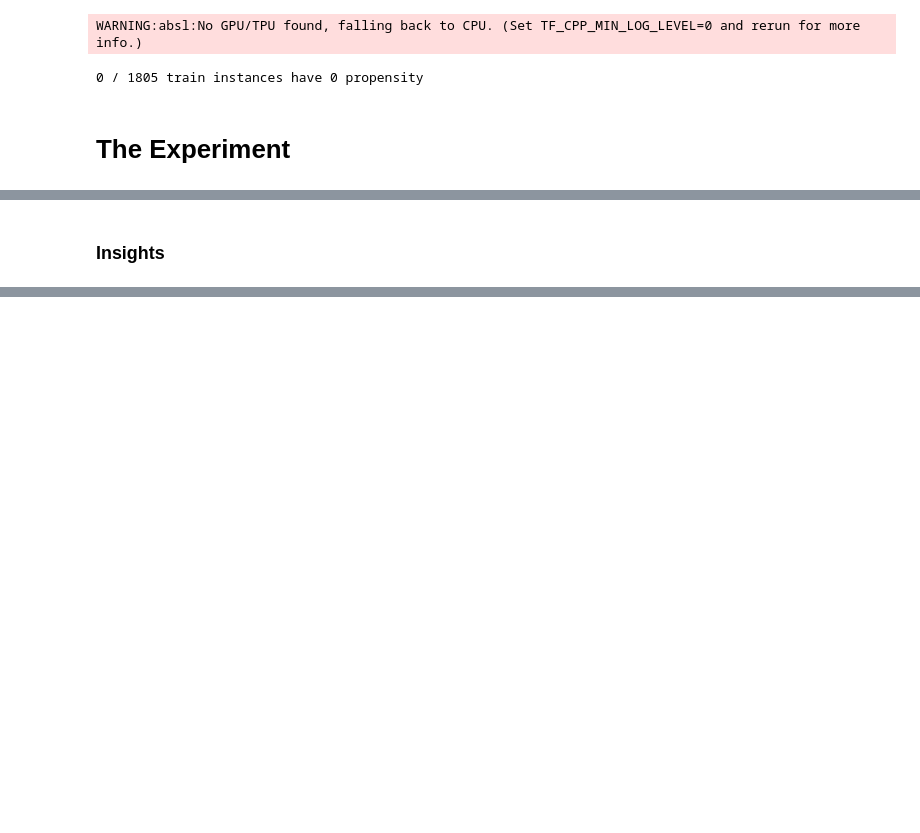
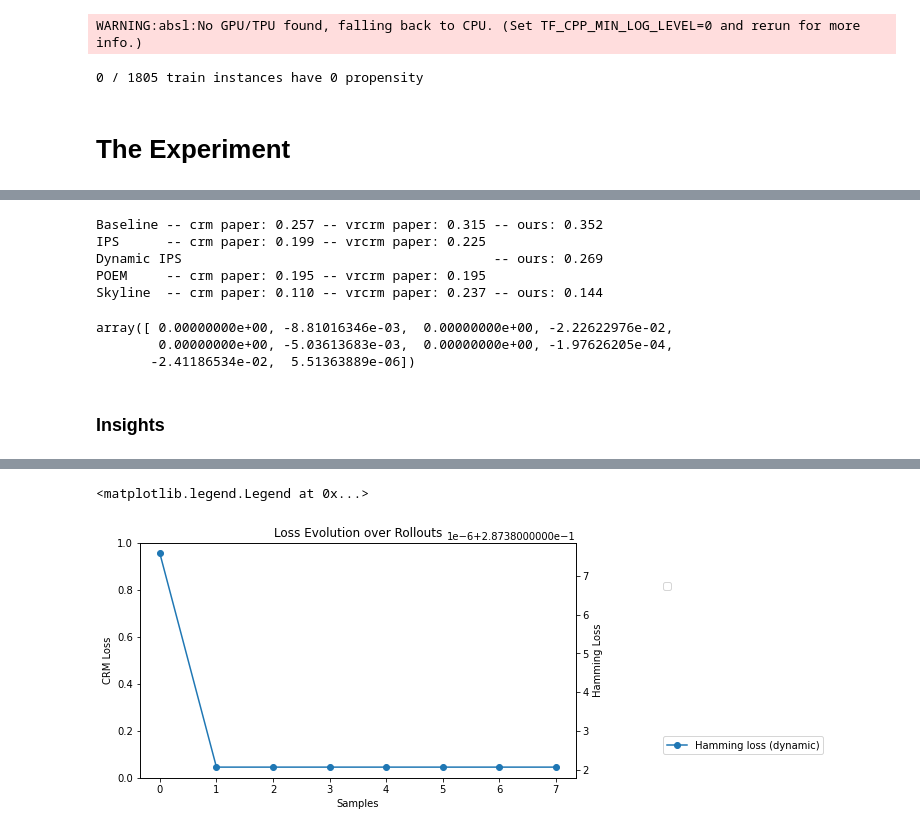
Before and after one commit to criteo-research/sequential-conterfactual-risk-minimization, a Jupyter notebook: eval_sequential_crm_multilabel-jax.ipynb, the cells around one changed output, grey strips where cells are left out. Drawn from its saved outputs; the diff is of its cells as text; code cells hidden in the pictures; blank space fills up the shorter version.

```diff
--- a/eval_sequential_crm_multilabel-jax.ipynb
+++ b/eval_sequential_crm_multilabel-jax.ipynb
@@ -82,11 +85,11 @@ for _ in range(10):
 
     dynamic_model = Model.null_model(X_test.shape[1], y_test.shape[1])
     dynamic_crm_dataset = CRMDataset()
-    dynamic_loss_history = LossHistory("Dynamic", ref_crm_dataset, X_test, y_test)
+    dynamic_loss_history = LossHistory("Dynamic", X_test, y_test)
     dynamic_sampling_probas = None
 
     myopic_model = Model.null_model(X_test.shape[1], y_test.shape[1])
-    myopic_loss_history = LossHistory("Myopic", ref_crm_dataset, X_test, y_test)
+    myopic_loss_history = LossHistory("Myopic", X_test, y_test)
     myopic_sampling_probas = None
 
     last_rollout_point = 0
@@ -148,6 +169,18 @@ for _ in range(10):
 # %%
-result_table(dataset_name, pi0, pistar, X_test, y_test, ips_loss=np.mean(ips_losses), poem_loss=np.mean(poem_losses),
+result_table(dataset_name, pi0, pistar, X_test, y_test,
              dynamic_ips_loss=np.mean(dynamic_ips_losses))
+# %% [output]
+Baseline -- crm paper: 0.257 -- vrcrm paper: 0.315 -- ours: 0.352
+IPS      -- crm paper: 0.199 -- vrcrm paper: 0.225
+Dynamic IPS                                        -- ours: 0.269
+POEM     -- crm paper: 0.195 -- vrcrm paper: 0.195
+Skyline  -- crm paper: 0.110 -- vrcrm paper: 0.237 -- ours: 0.144
+# %%
+np.array(myopic_ips_losses) - np.array(dynamic_ips_losses)
+# %% [output]
+array([ 0.00000000e+00, -8.81016346e-03,  0.00000000e+00, -2.22622976e-02,
+        0.00000000e+00, -5.03613683e-03,  0.00000000e+00, -1.97626205e-04,
+       -2.41186534e-02,  5.51363889e-06])
 # %% [markdown]
 ### Insights
 # %%
@@ -155,12 +188,13 @@ fig, ax = plt.subplots(constrained_layout=True, figsize=(10,4))
 plt.title('Loss Evolution over Rollouts')
 ax.set_xlabel('Samples')
 ax.set_ylabel('CRM Loss')
-ax.plot(myopic_loss_history.crm_loss, 'o--', label='CRM loss (myopic)')
-ax.plot(dynamic_loss_history.crm_loss, 'o--', label='CRM loss (dynamic)')
+# ax.plot(myopic_loss_history.crm_loss, 'o--', label='CRM loss (myopic)')
+# ax.plot(dynamic_loss_history.crm_loss, 'o--', label='CRM loss (dynamic)')
 # ax.plot(myopic_loss_history.n_samples, myopic_loss_history.unif_crm_loss, 'o--', label='unif. CRM loss (dynamic)')
 ax.legend(loc=(1.2, .8))
 ax2 = ax.twinx()
 # ax2.plot(myopic_loss_history.hamming_loss, 'o-', label='Hamming loss (myopic)')
-# ax2.plot(dynamic_loss_history.hamming_loss, 'o-', label='Hamming loss (dynamic)')
+ax2.plot(dynamic_loss_history.hamming_loss, 'o-', label='Hamming loss (dynamic)')
 ax2.set_ylabel('Hamming Loss')
 ax2.legend(loc=(1.2, .1))
+# %% [output]
@@ -166,0 +202,2 @@ ax2.legend(loc=(1.2, .1))
+<matplotlib.legend.Legend at 0x...>
+[figure, added]
```
Also changed, not shown: parts of 10 cells of this notebook, 5 other files.
